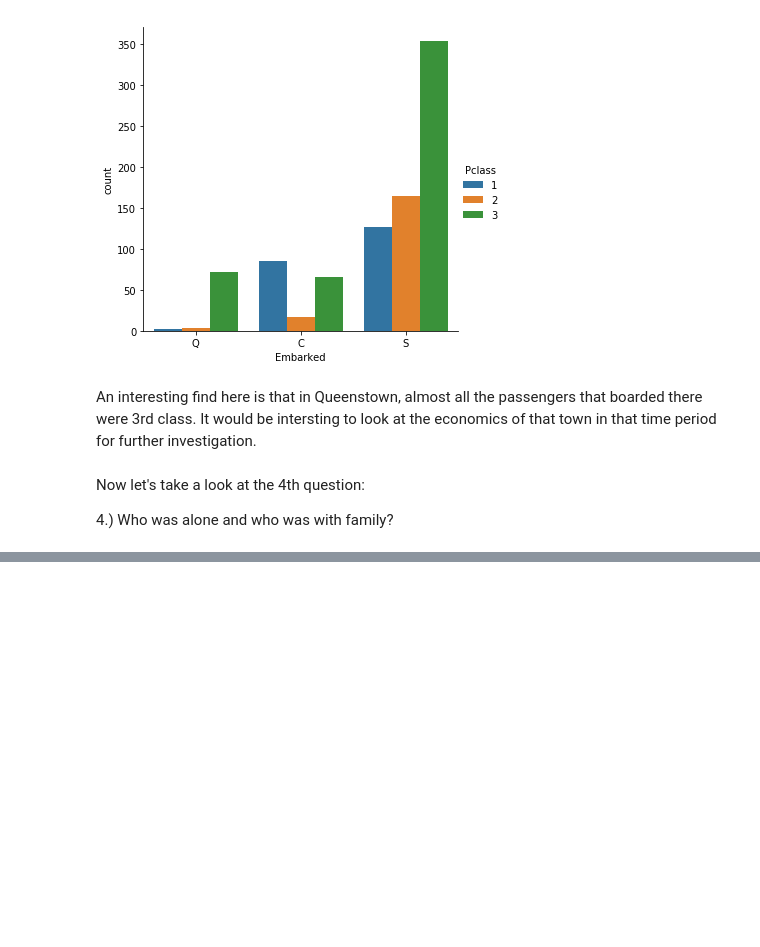
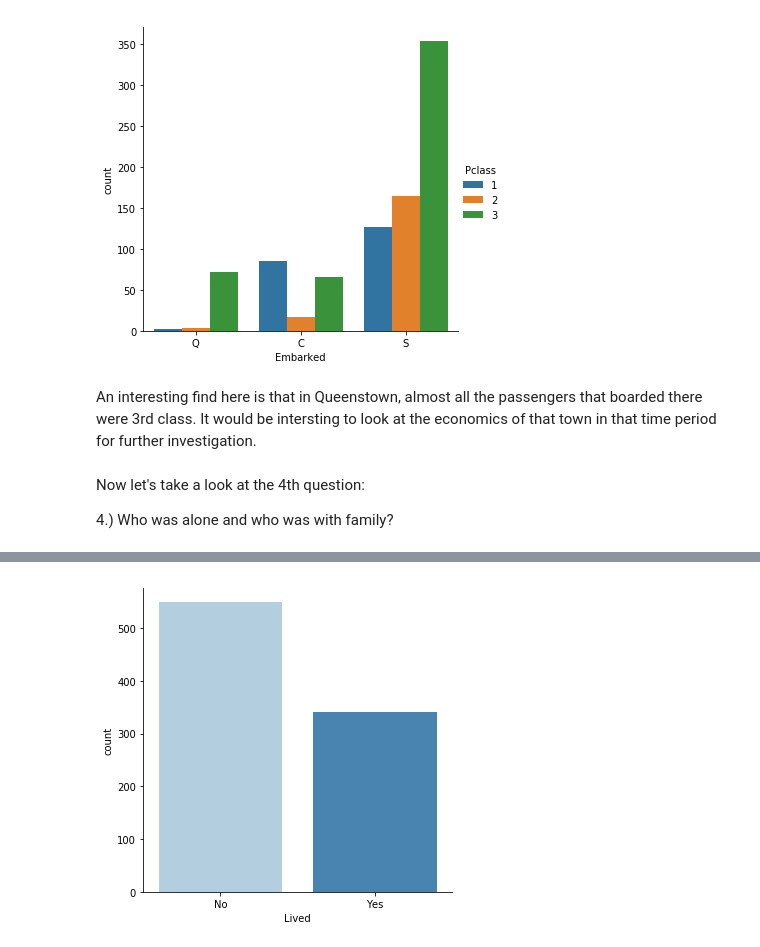
Before and after one commit to rohailkhan/titanic_more, a Jupyter notebook: Titanic analysis.ipynb, the cells around one changed output, grey strips where cells are left out. Cells and saved outputs as stored; diff of their text form; code cells hidden in the pictures; blank space fills up the shorter version.

```diff
--- a/Titanic analysis.ipynb
+++ b/Titanic analysis.ipynb
@@ -246,0 +269,7 @@ titanic_df.head()
+# %%
+titanic_df['Lived']=titanic_df['Survived'].map({0:'No', 1:'Yes'})
+# %%
+sns.catplot('Lived',data=titanic_df,kind='count',palette='Blues')
+plt.show()
+# %% [output]
+[figure, added]
```
Also changed, not shown: parts of 12 cells of this notebook.
